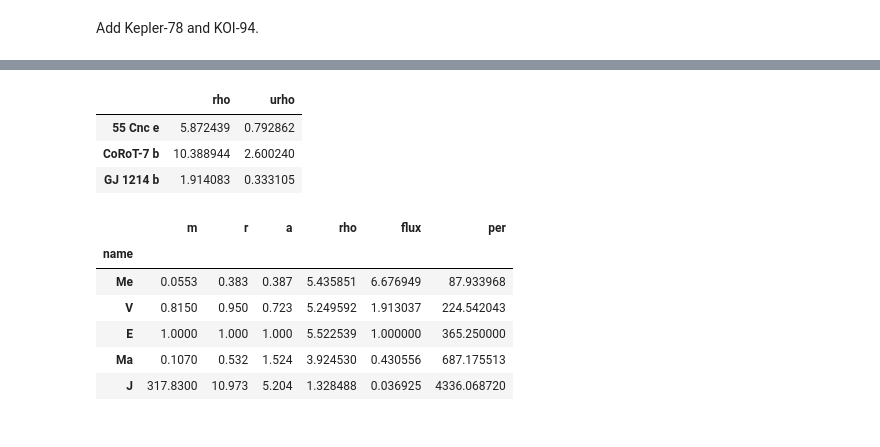
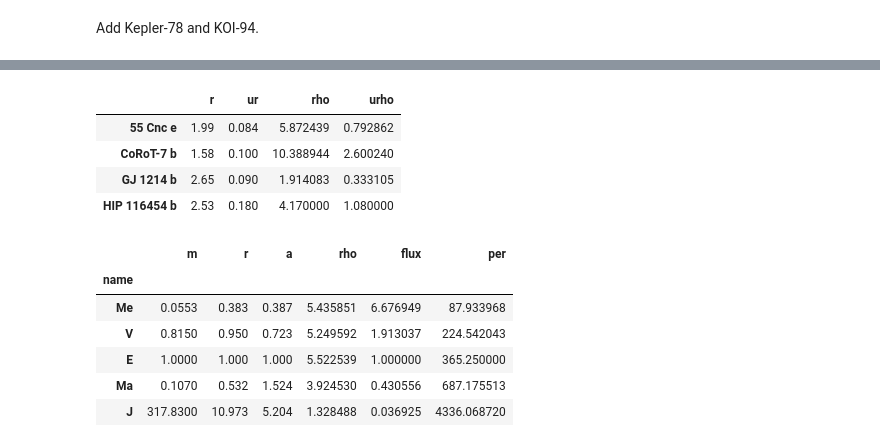
Before and after one commit to sealauren/mrf, a Jupyter notebook: write_exoplanet_table.ipynb, the cells around one changed output, grey strips where cells are left out. Cells and saved outputs as stored; diff of their text form; code cells hidden in the pictures.

```diff
--- a/write_exoplanet_table.ipynb
+++ b/write_exoplanet_table.ipynb
@@ -99,6 +82,7 @@ df22_full['ecc'] = [0.0] * len(df22_full)
 df22_full['orbref'] = "Marcy 2013"
 df22_full['firstref'] = "Borucki 2011"
 df = df.append(df22_full)
+df['name'] = [n.rstrip() for n in df.name]
 # %% [markdown]
 Add Kepler-78 and KOI-94.
 # %%
@@ -177,5 +258,14 @@ df.loc['Kepler-10 b',['m','um','r','ur','rho','urho','mstar','umstar','rstar','u
                       'teff','uteff','fe','ufe','age','orbref']] = [ 4.60, 1.26, 1.46, 0.02, 8.15, 2.26, 0.913, 0.022, 1.065, 0.009 ,
      5643, 75, -0.15, 0.07, 10.41, "Fogtmann-Shulz 2013"]
 df.loc[['55 Cnc e', 'CoRoT-7 b', 'GJ 1214 b', 'KOI-94 b','Kepler-10 b'],['m','um','r','ur','mstar','rstar','ufe','orbref']]
-df.loc[['Kepler-11 b','Kepler-11 c','Kepler-11 d','Kepler-11 e','Kepler-11 f'],['m','um','r','ur','rho','urho','age']] = \
-[[1.9,2.9,7.3,8.0,2.0],[1.2,2.2,1.1,1.8],[1.80,2.87,3.12,4.19,2.49],[0.04,0.05,0.06,0.08,0.05],[1.72,0.66,1.28,0.58,0.69],[1.08,0.50,0.21,0.13,0.30],9.7]
+#df.loc[['Kepler-11 b','Kepler-11 c','Kepler-11 d','Kepler-11 e','Kepler-11 f'],['m','um','r','ur','rho','urho','age']] = \
+#[[1.9,2.9,7.3,8.0,2.0],[1.2,2.2,1.1,1.8],[1.80,2.87,3.12,4.19,2.49],[0.04,0.05,0.06,0.08,0.05],[1.72,0.66,1.28,0.58,0.69],[1.08,0.50,0.21,0.13,0.30],9.7]
+
+df.loc[['Kepler-11 b','Kepler-11 c','Kepler-11 d','Kepler-11 e', 'Kepler-11 f', 'Kepler-11 g'], ['m','um','r','ur','rho','urho','age']] = \
+[[2.441872, 4.205723, 7.057183, 7.962335, 2.010137, 15.571292],
+[1.2,2.2,1.1,1.8,0.8,12.],
+[1.80,2.87,3.12,4.19,2.49, 3.33],
+[0.04,0.05,0.06,0.08,0.05, 0.07],
+[1.866074, 2.922342, 7.310655, 7.947617, 1.984504, 7.429085],
+[1.08,0.50,0.21,0.13,0.30, 50.0],9.7]
+df.loc[['Kepler-10 b','Kepler-10 c','Kepler-11 g'],['r', 'm', 'rho']]
@@ -191,16 +293,17 @@ df.loc[['Kepler-11 b','Kepler-11 c','Kepler-11 d','Kepler-11 e','Kepler-11 f'],[
 # %%
 # propagate Ms and Rs to new densities
 df.loc[['55 Cnc e','CoRoT-7 b','GJ 1214 b'],'rho'] = \
 df.loc[['55 Cnc e','CoRoT-7 b','GJ 1214 b'],'m']/(4/3. * pi* (df.loc[['55 Cnc e','CoRoT-7 b','GJ 1214 b'],'r'])**3.)*mearth/rearth**3.
 df.loc[['55 Cnc e','CoRoT-7 b','GJ 1214 b'],'urho'] = df.loc[['55 Cnc e','CoRoT-7 b','GJ 1214 b'],'rho'] * \
 np.sqrt((3 * df.loc[['55 Cnc e','CoRoT-7 b','GJ 1214 b'],'ur']/df.loc[['55 Cnc e','CoRoT-7 b','GJ 1214 b'],'r'])**2. + \
         (df.loc[['55 Cnc e','CoRoT-7 b','GJ 1214 b'],'um']/df.loc[['55 Cnc e','CoRoT-7 b','GJ 1214 b'],'m'])**2.)
-df.loc[['55 Cnc e','CoRoT-7 b','GJ 1214 b'],['rho','urho']]
+df.loc[['55 Cnc e','CoRoT-7 b','GJ 1214 b','HIP 116454 b'],['r','ur','rho','urho']]
 # %% [output]
-|  | rho | urho |
-| 55 Cnc e | 5.872439 | 0.792862 |
-| CoRoT-7 b | 10.388944 | 2.600240 |
-| GJ 1214 b | 1.914083 | 0.333105 |
+|  | r | ur | rho | urho |
+| 55 Cnc e | 1.99 | 0.084 | 5.872439 | 0.792862 |
+| CoRoT-7 b | 1.58 | 0.100 | 10.388944 | 2.600240 |
+| GJ 1214 b | 2.65 | 0.090 | 1.914083 | 0.333105 |
+| HIP 116454 b | 2.53 | 0.180 | 4.170000 | 1.080000 |
 # %%
 flux_earth = lsun/(4*np.pi*cmperau**2.) # flux on earth
 df['flux']=df.rstar**2*(df.teff/5778.)**4/df.a**2 * np.sqrt(1./(1 - df.ecc**2))  #time avg. flux on the planet in earth fluxes
```
Also changed, not shown: parts of 11 cells of this notebook, 1 other file.
